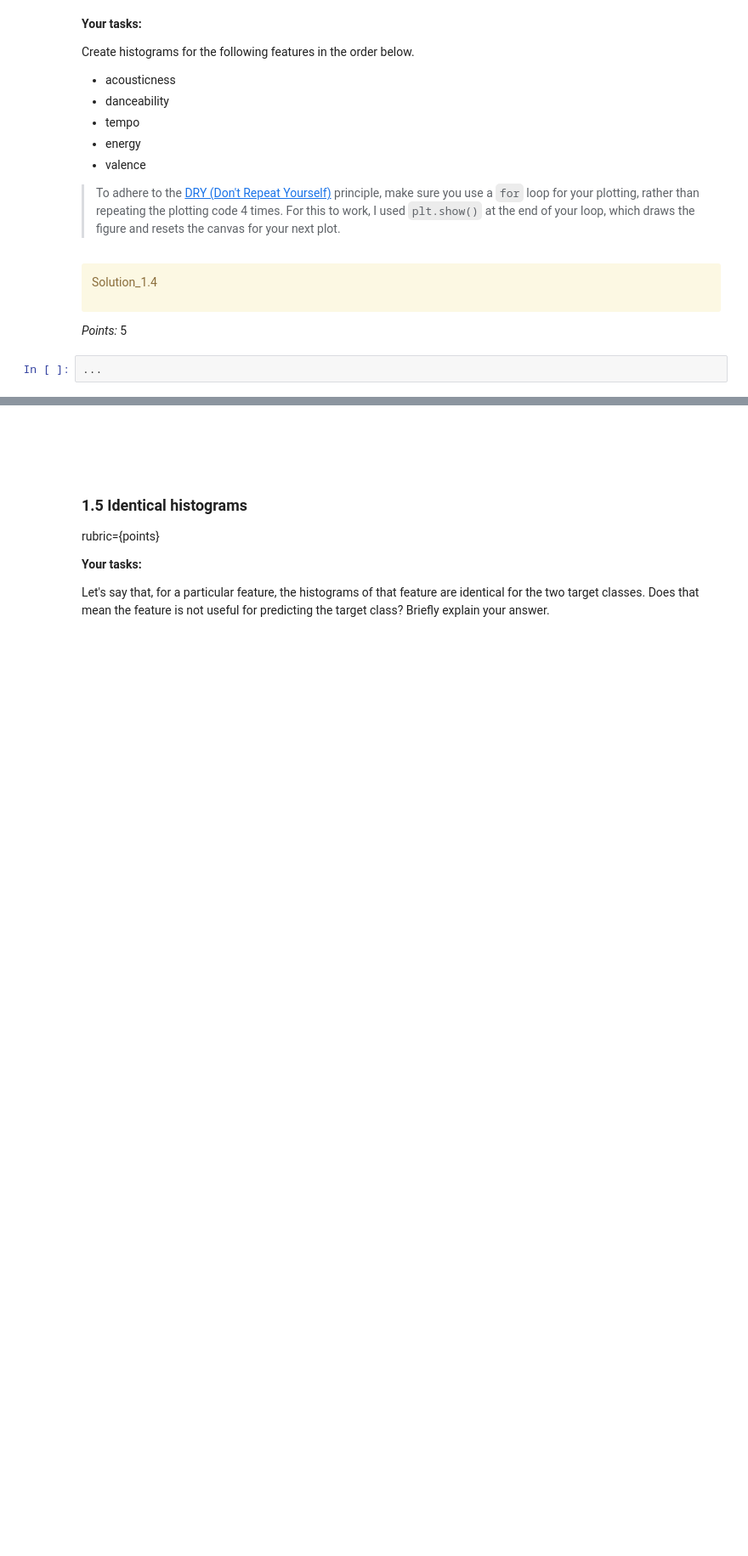
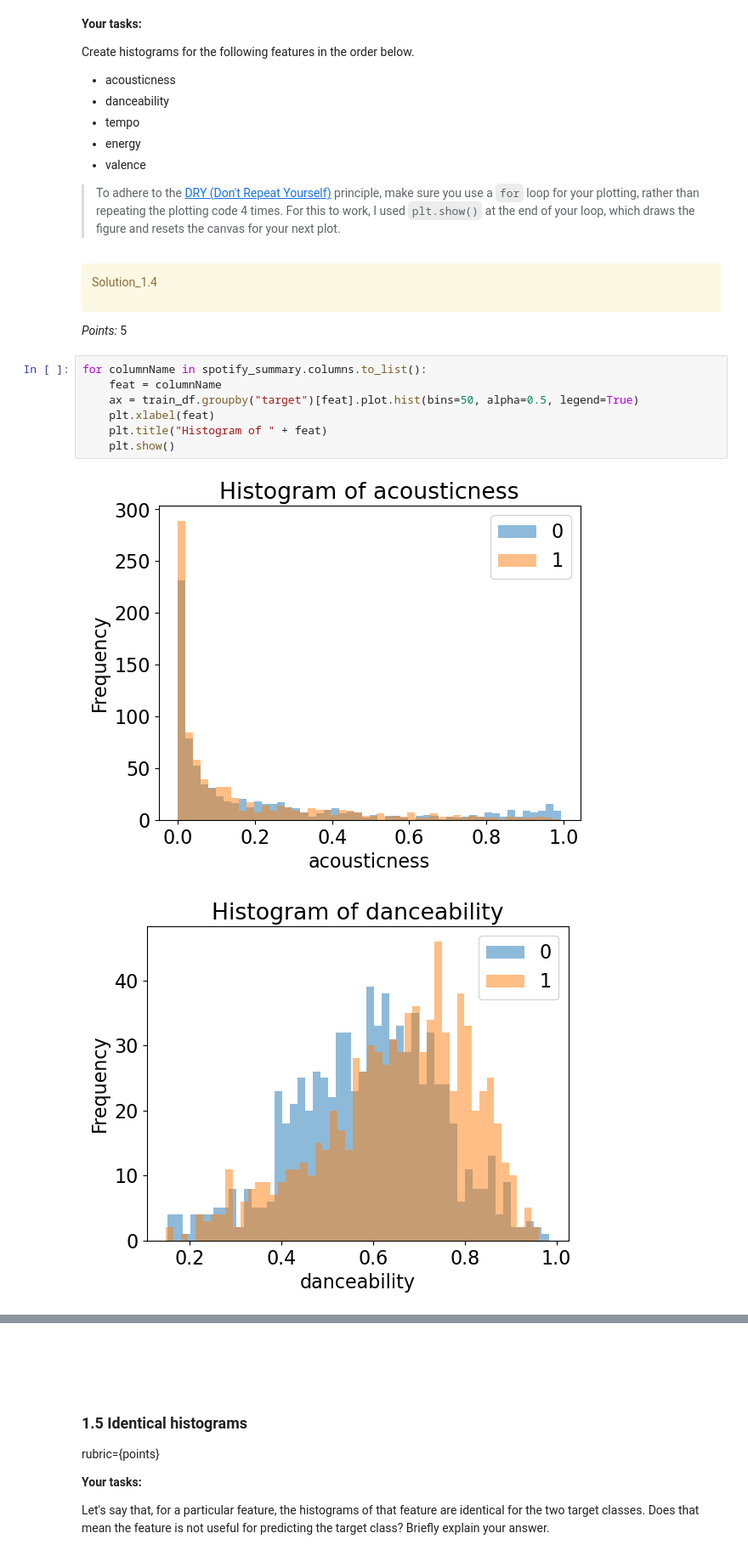
Before and after one commit to sillyyilly/cpsc330work, a Jupyter notebook: hw/hw2/hw2.ipynb, the cells around one changed output, grey strips where cells are left out. Shown at 85% size. Saved outputs shown, nothing was run; the diff lists cells and outputs as text; blank space fills up the shorter version.

```diff
--- a/hw/hw2/hw2.ipynb
+++ b/hw/hw2/hw2.ipynb
@@ -237,5 +239,13 @@ Solution_1.4
 </div>
 
 _Points:_ 5
-# %%
-...
+# %%
+for columnName in spotify_summary.columns.to_list():
+    feat = columnName
+    ax = train_df.groupby("target")[feat].plot.hist(bins=50, alpha=0.5, legend=True)
+    plt.xlabel(feat)
+    plt.title("Histogram of " + feat)
+    plt.show()
+# %% [output]
+[figure, added]
+[figure, added]
```
Also changed, not shown: parts of 6 cells of this notebook.
